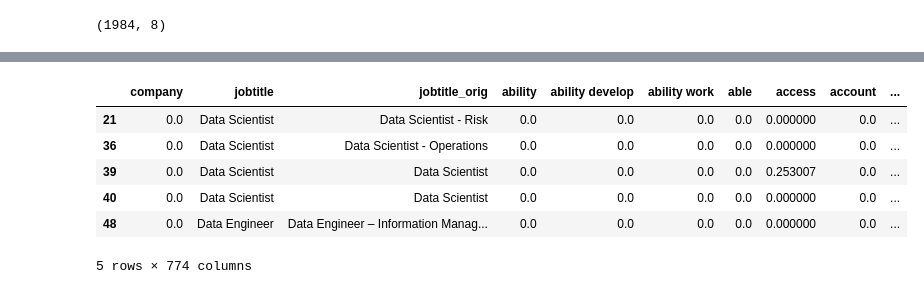
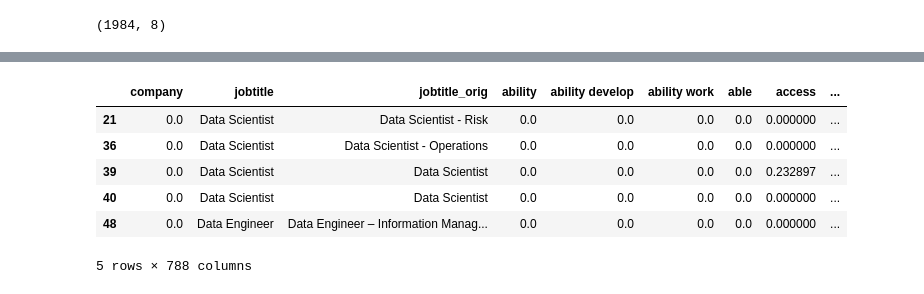
Before and after one commit to JadeYu/JoBreaker, a Jupyter notebook: analyses/Building_pipeline.ipynb, the cells around one changed output, grey strips where cells are left out. Cells and saved outputs as stored; diff of their text form; code cells hidden in the pictures.

```diff
--- a/analyses/Building_pipeline.ipynb
+++ b/analyses/Building_pipeline.ipynb
@@ -158,14 +172,14 @@ prototypes
 # %%
-tfs = pd.read_csv("../metrics/All_tfidf_features_99.csv", index_col=0)
+tfs = pd.read_csv("../metrics/All_tfidf_features_99_all.csv", index_col=0)
 tfs.head()
 # %% [output]
-|  | company | jobtitle | jobtitle_orig | ability | ability develop | ability work | able | access | account | ... |
-| 21 | 0.0 | Data Scientist | Data Scientist - Risk | 0.0 | 0.0 | 0.0 | 0.0 | 0.000000 | 0.0 | ... |
-| 36 | 0.0 | Data Scientist | Data Scientist - Operations | 0.0 | 0.0 | 0.0 | 0.0 | 0.000000 | 0.0 | ... |
-| 39 | 0.0 | Data Scientist | Data Scientist | 0.0 | 0.0 | 0.0 | 0.0 | 0.253007 | 0.0 | ... |
-| 40 | 0.0 | Data Scientist | Data Scientist | 0.0 | 0.0 | 0.0 | 0.0 | 0.000000 | 0.0 | ... |
-| 48 | 0.0 | Data Engineer | Data Engineer – Information Manag... | 0.0 | 0.0 | 0.0 | 0.0 | 0.000000 | 0.0 | ... |
+|  | company | jobtitle | jobtitle_orig | ability | ability develop | ability work | able | access | ... |
+| 21 | 0.0 | Data Scientist | Data Scientist - Risk | 0.0 | 0.0 | 0.0 | 0.0 | 0.000000 | ... |
+| 36 | 0.0 | Data Scientist | Data Scientist - Operations | 0.0 | 0.0 | 0.0 | 0.0 | 0.000000 | ... |
+| 39 | 0.0 | Data Scientist | Data Scientist | 0.0 | 0.0 | 0.0 | 0.0 | 0.232897 | ... |
+| 40 | 0.0 | Data Scientist | Data Scientist | 0.0 | 0.0 | 0.0 | 0.0 | 0.000000 | ... |
+| 48 | 0.0 | Data Engineer | Data Engineer – Information Manag... | 0.0 | 0.0 | 0.0 | 0.0 | 0.000000 | ... |
-5 rows × 774 columns
+5 rows × 788 columns
 # %%
 result = {}
 features = tfs.iloc[:,3:]
```
Also changed, not shown: parts of 17 cells of this notebook, 7 other files.
